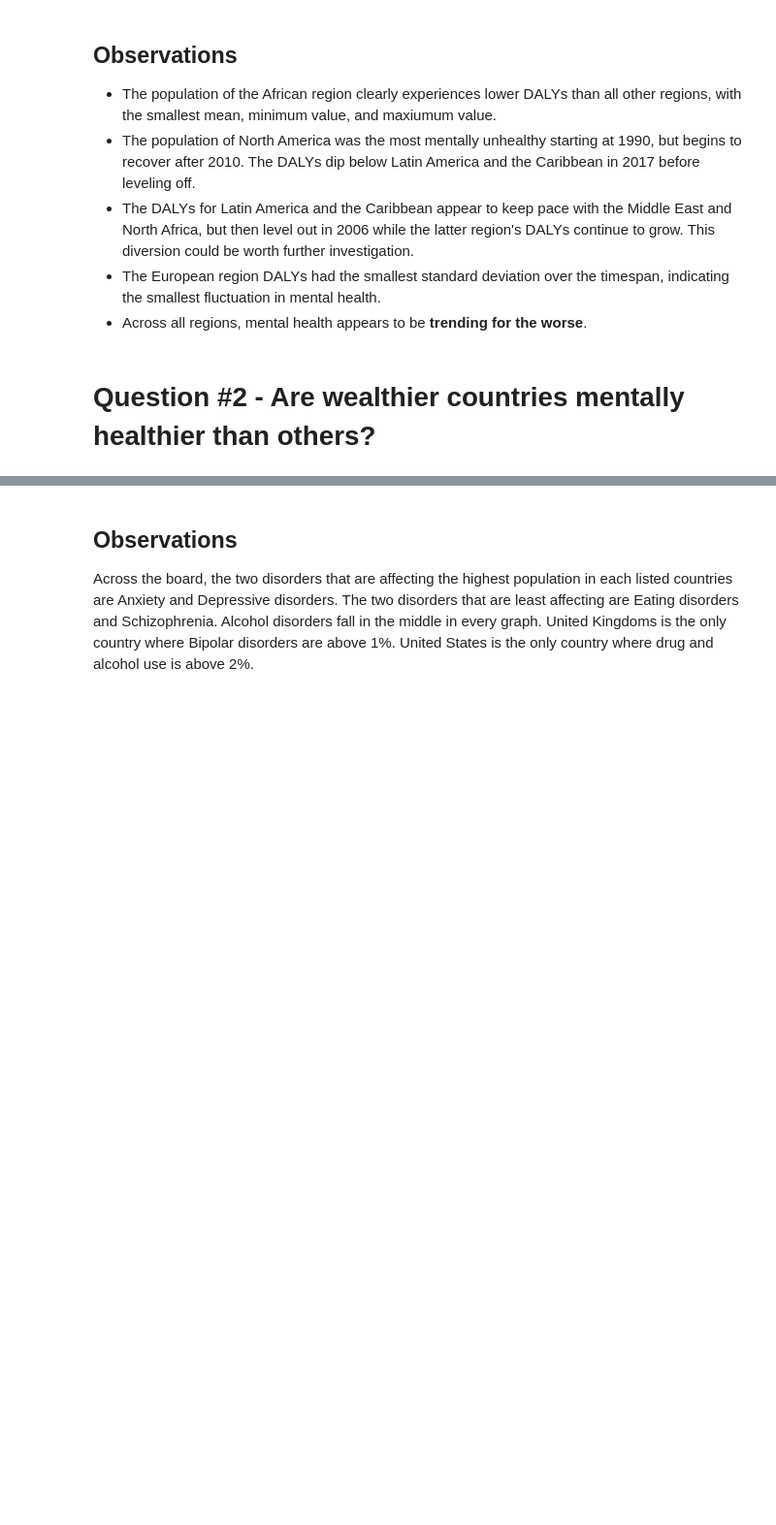
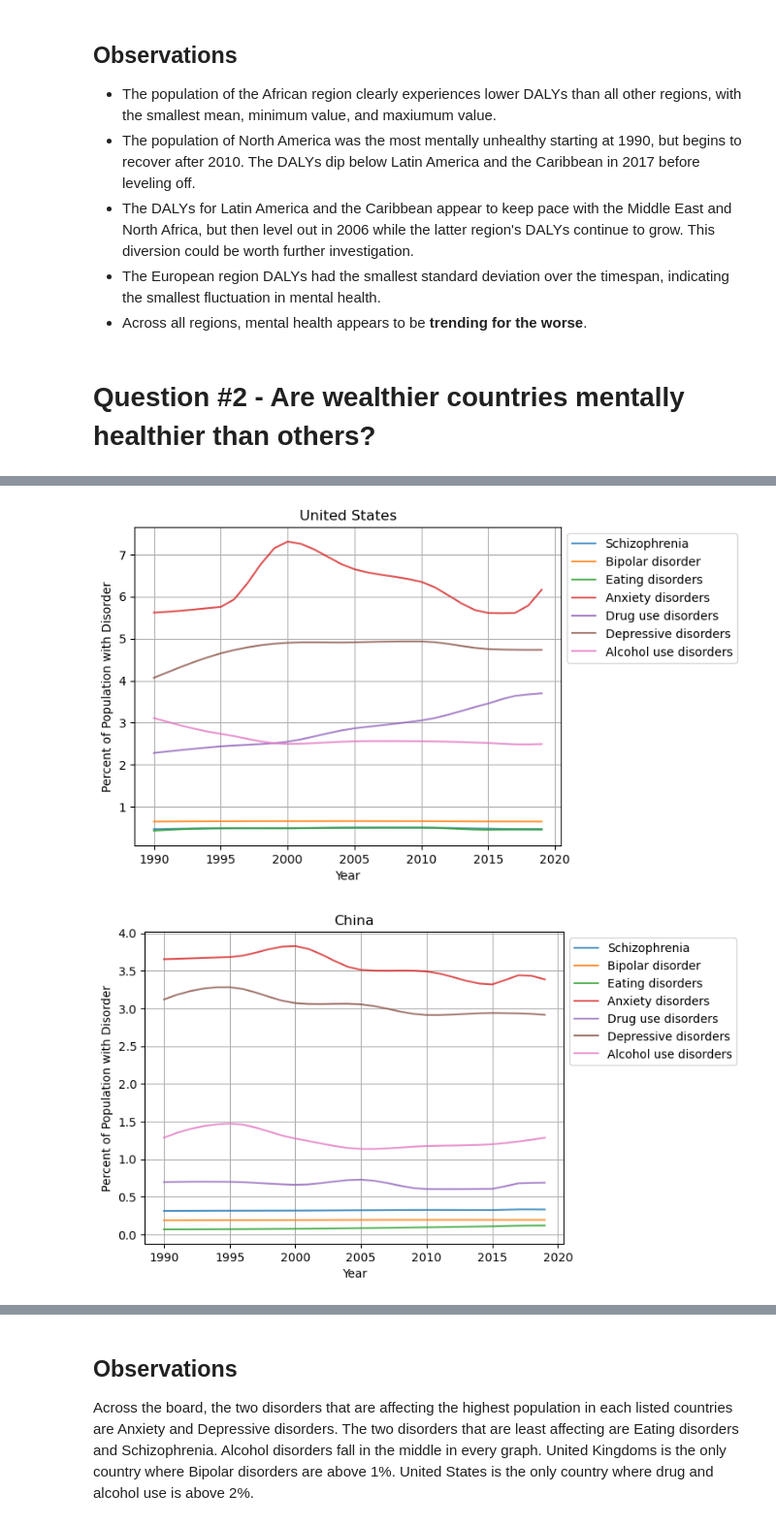
Before and after one commit to rutgers-bootcamp-project-1-team-5/mental_health, a Jupyter notebook: mental_health.ipynb, the cells around one changed output, grey strips where cells are left out. Shown at 97% size. Cells and saved outputs as stored; diff of their text form; code cells hidden in the pictures; blank space fills up the shorter version.

Commit message:
new file:   media/United_Kingdom_disorders.png 	new file:   media/United_States_disorders.png 	modified:   mental_health.ipynb

```diff
--- a/mental_health.ipynb
+++ b/mental_health.ipynb
@@ -246,14 +230,19 @@ plt.show()
 # %%
 # For this analysis, we will look at the distribution of mental illnesses within our countries of interest.
 diseases = ['Schizophrenia', 'Bipolar disorder', 'Eating disorders', 'Anxiety disorders','Drug use disorders','Depressive disorders', 'Alcohol use disorders']
 
 for c in countries_of_interest:
     df = disease_df[disease_df['Entity'] == c]
     for d in diseases:
         plt.plot(df['Year'], df[d], alpha=0.8)
     plt.title(c)
     plt.xlabel('Year')
     plt.ylabel('Percent of Population with Disorder')
     plt.legend(diseases, bbox_to_anchor=(1, 1))
     plt.grid()
+    if c in ['United States', 'United Kingdom']:
+        plt.savefig(Path('media', f"{c.replace(' ', '_')}_disorders.png"), bbox_inches="tight")
     plt.show()
+# %% [output]
+[figure, added]
+[figure, added]
```
Also changed, not shown: parts of 35 cells of this notebook, 2 other files.
